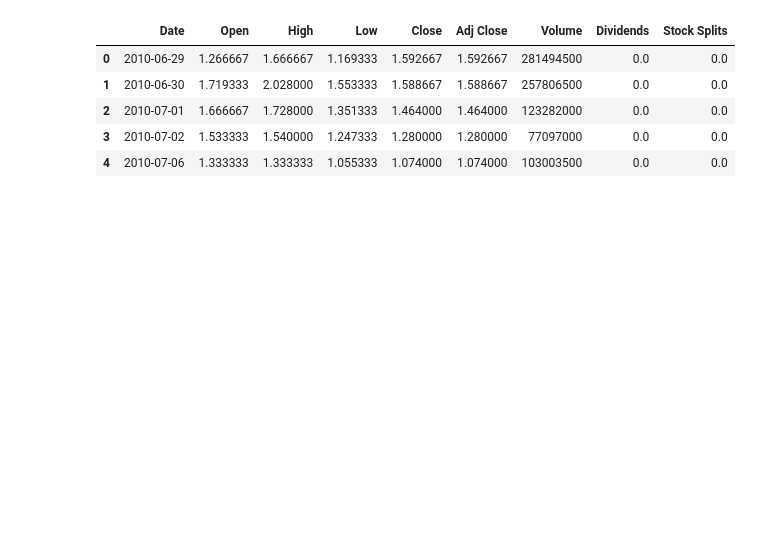
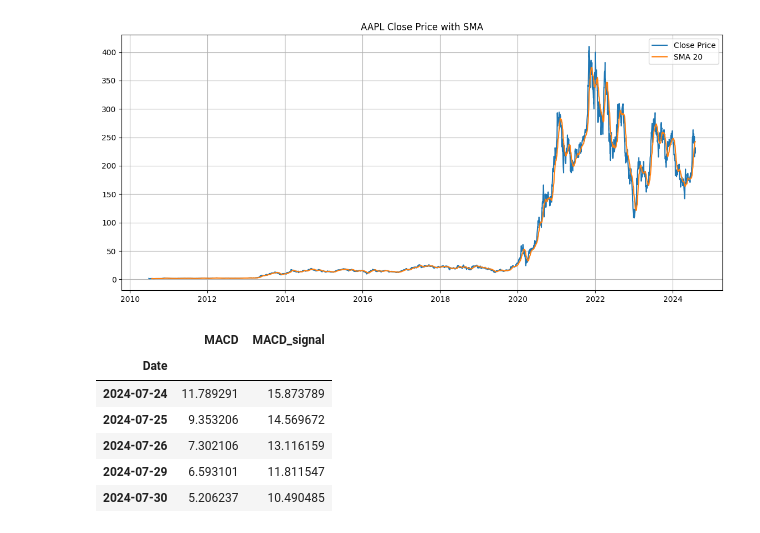
Before and after one commit to Skell30/Predicting-Price-Moves-with-News-Sentiment, a Jupyter notebook: task2/task2.ipynb, the cells around one changed output. Drawn from its saved outputs; the diff is of its cells as text; code cells hidden in the pictures; blank space fills up the shorter version.

```diff
--- a/task2/task2.ipynb
+++ b/task2/task2.ipynb
@@ -24,9 +46,31 @@ Loaded successfully
 # %%
-tsla.head()
+from ta.trend import SMAIndicator, MACD
+from ta.momentum import RSIIndicator
+
+#Adding indicator
+df['SMA_20'] = SMAIndicator(close=df['Close'], window=20).sma_indicator()
+df['RSI'] = RSIIndicator(close=df['Close'], window=14).rsi()
+
+macd = MACD(close=df['Close'])
+df['MACD'] = macd.macd()
+df['MACD_signal'] = macd.macd_signal()
-# %% [output]
-|  | Date | Open | High | Low | Close | Adj Close | Volume | Dividends | Stock Splits |
-| 0 | 2010-06-29 | 1.266667 | 1.666667 | 1.169333 | 1.592667 | 1.592667 | 281494500 | 0.0 | 0.0 |
-| 1 | 2010-06-30 | 1.719333 | 2.028000 | 1.553333 | 1.588667 | 1.588667 | 257806500 | 0.0 | 0.0 |
-| 2 | 2010-07-01 | 1.666667 | 1.728000 | 1.351333 | 1.464000 | 1.464000 | 123282000 | 0.0 | 0.0 |
-| 3 | 2010-07-02 | 1.533333 | 1.540000 | 1.247333 | 1.280000 | 1.280000 | 77097000 | 0.0 | 0.0 |
-| 4 | 2010-07-06 | 1.333333 | 1.333333 | 1.055333 | 1.074000 | 1.074000 | 103003500 | 0.0 | 0.0 |
+# %%
+plt.figure(figsize=(14, 6))
+plt.plot(df.index, df['Close'], label='Close Price')
+plt.plot(df.index, df['SMA_20'], label='SMA 20')
+plt.title("AAPL Close Price with SMA")
+plt.legend()
+plt.grid()
+plt.show()
+
+# View the MACD section
+df[['MACD', 'MACD_signal']].tail()
+# %% [output]
+[figure, added]
+|  | MACD | MACD_signal |
+| Date |  |  |
+| 2024-07-24 | 11.789291 | 15.873789 |
+| 2024-07-25 | 9.353206 | 14.569672 |
+| 2024-07-26 | 7.302106 | 13.116159 |
+| 2024-07-29 | 6.593101 | 11.811547 |
+| 2024-07-30 | 5.206237 | 10.490485 |
```
Also changed, not shown: parts of 1 cell of this notebook, 1 other file.
